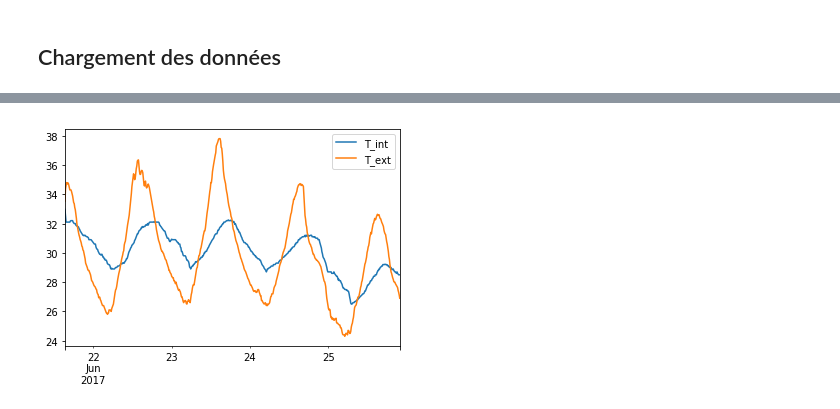
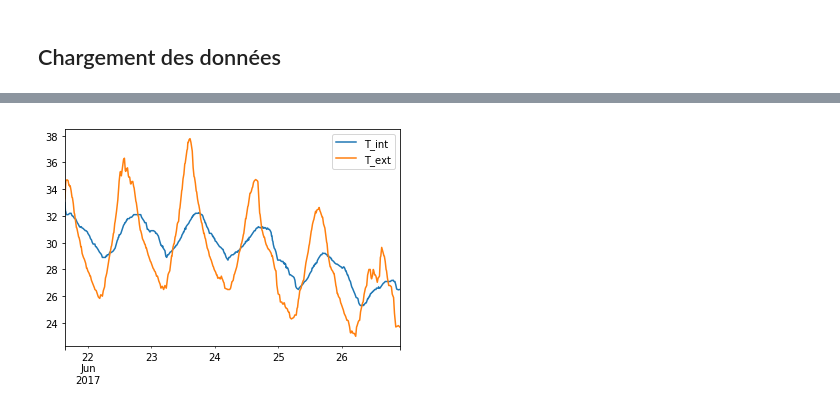
Before and after one commit to xdze2/thermique_appart, a Jupyter notebook: Model01.ipynb, the cells around one changed output, grey strips where cells are left out. Saved outputs shown, nothing was run; the diff lists cells and outputs as text; code cells hidden in the pictures.

```diff
--- a/Model01.ipynb
+++ b/Model01.ipynb
@@ -130,5 +27,5 @@ def builddataframe(feeds, dataframefreq, **timerangeparams ):
 # %%
-df = builddataframe( feeds )
+df = getfeeds.builddataframe( feeds, dataframefreq ) # startdate=pd.to_datetime('22/06/2017')
 df.plot();
 # %% [output]
-[figure, old version]
+[figure, new version]
```
Also changed, not shown: parts of 45 cells of this notebook, 1 other file.
